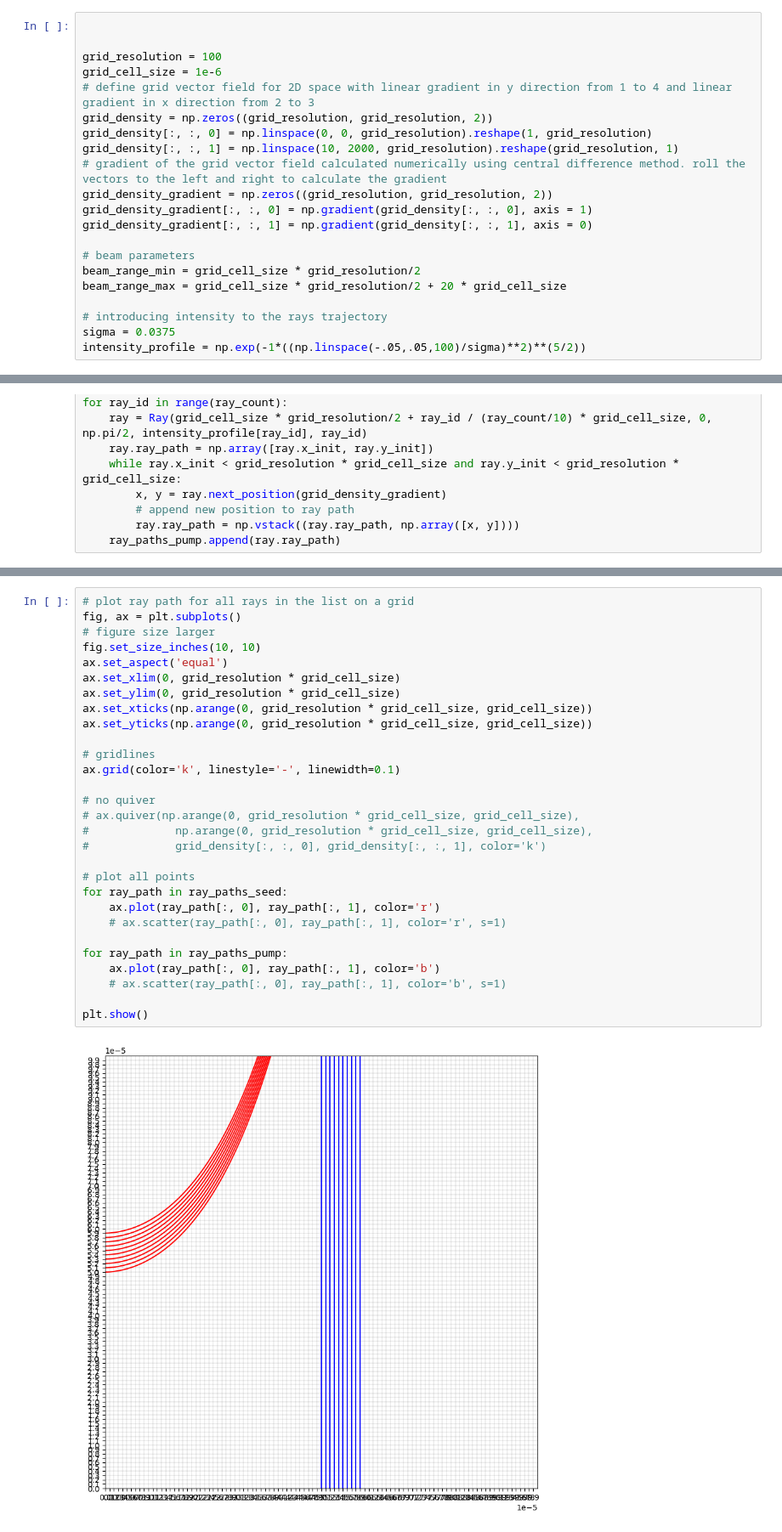
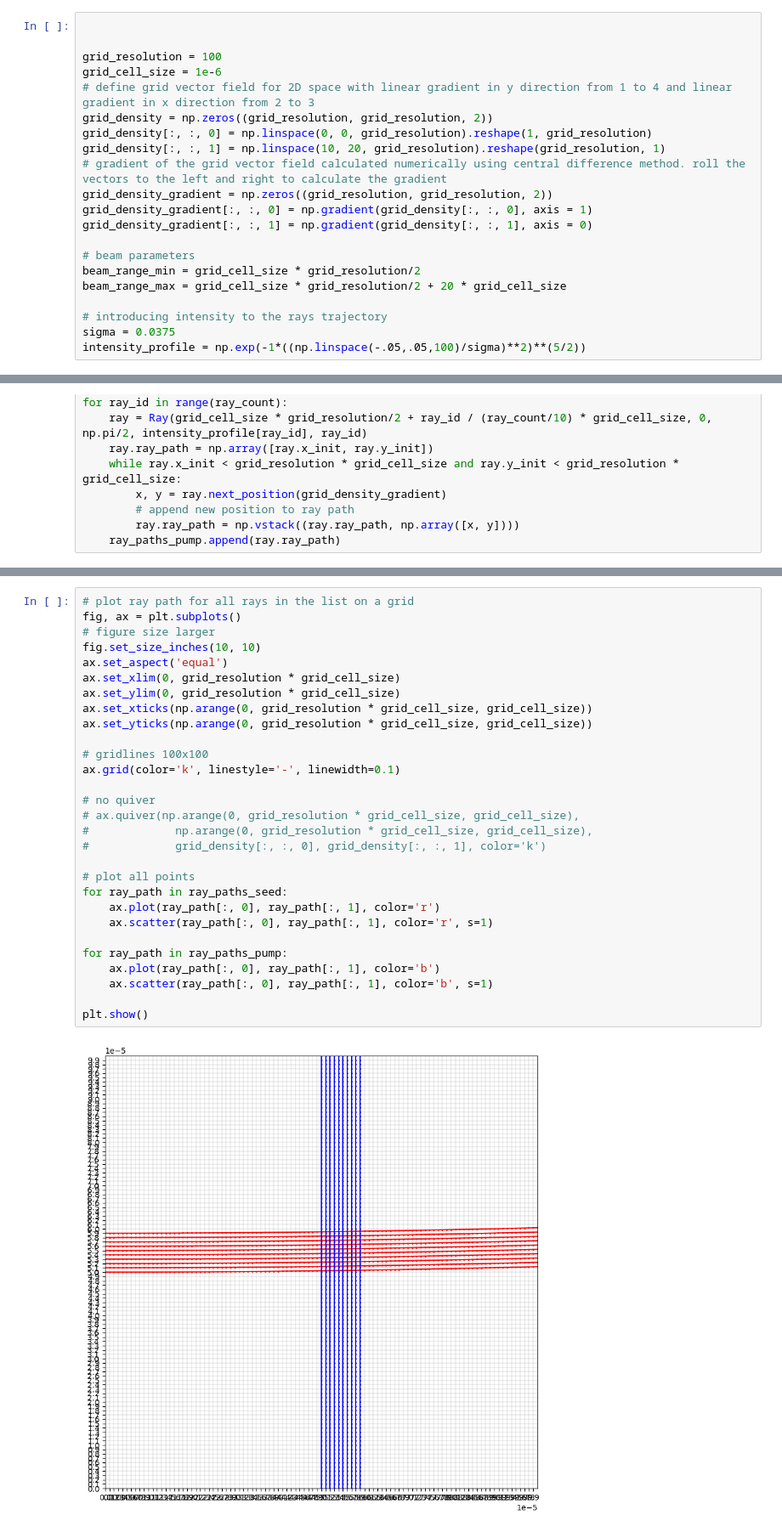
Before and after one commit to apoudel20/python-cbet, a Jupyter notebook: ray_march.ipynb, the cells around one changed output, grey strips where cells are left out. Shown at 85% size. Cells and saved outputs as stored; diff of their text form.

```diff
--- a/ray_march.ipynb
+++ b/ray_march.ipynb
@@ -58,7 +58,7 @@ grid_cell_size = 1e-6
 # define grid vector field for 2D space with linear gradient in y direction from 1 to 4 and linear gradient in x direction from 2 to 3
 grid_density = np.zeros((grid_resolution, grid_resolution, 2))
 grid_density[:, :, 0] = np.linspace(0, 0, grid_resolution).reshape(1, grid_resolution)
-grid_density[:, :, 1] = np.linspace(10, 2000, grid_resolution).reshape(grid_resolution, 1)
+grid_density[:, :, 1] = np.linspace(10, 20, grid_resolution).reshape(grid_resolution, 1)
 # gradient of the grid vector field calculated numerically using central difference method. roll the vectors to the left and right to calculate the gradient
 grid_density_gradient = np.zeros((grid_resolution, grid_resolution, 2))
 grid_density_gradient[:, :, 0] = np.gradient(grid_density[:, :, 0], axis = 1)
@@ -135,34 +135,34 @@ plt.show()
 # %%
 # plot ray path for all rays in the list on a grid
 fig, ax = plt.subplots()
 # figure size larger
 fig.set_size_inches(10, 10)
 ax.set_aspect('equal')
 ax.set_xlim(0, grid_resolution * grid_cell_size)
 ax.set_ylim(0, grid_resolution * grid_cell_size)
 ax.set_xticks(np.arange(0, grid_resolution * grid_cell_size, grid_cell_size))
 ax.set_yticks(np.arange(0, grid_resolution * grid_cell_size, grid_cell_size))
 
-# gridlines
+# gridlines 100x100
 ax.grid(color='k', linestyle='-', linewidth=0.1)
 
 # no quiver
 # ax.quiver(np.arange(0, grid_resolution * grid_cell_size, grid_cell_size),
 #             np.arange(0, grid_resolution * grid_cell_size, grid_cell_size),
 #             grid_density[:, :, 0], grid_density[:, :, 1], color='k')
 
 # plot all points
 for ray_path in ray_paths_seed:
     ax.plot(ray_path[:, 0], ray_path[:, 1], color='r')
-    # ax.scatter(ray_path[:, 0], ray_path[:, 1], color='r', s=1)
+    ax.scatter(ray_path[:, 0], ray_path[:, 1], color='r', s=1)
 
 for ray_path in ray_paths_pump:
     ax.plot(ray_path[:, 0], ray_path[:, 1], color='b')
-    # ax.scatter(ray_path[:, 0], ray_path[:, 1], color='b', s=1)
+    ax.scatter(ray_path[:, 0], ray_path[:, 1], color='b', s=1)
 
 plt.show()
 # %% [output]
-[figure, old version]
+[figure, new version]
 # %%
 def raster_rays_to_bezier(raster_points, number_of_control_points = 3, tolerance = 5, limit_control_points = 100, plot = False, plot_control = False):
     """
```
Also changed, not shown: parts of 12 cells of this notebook.
